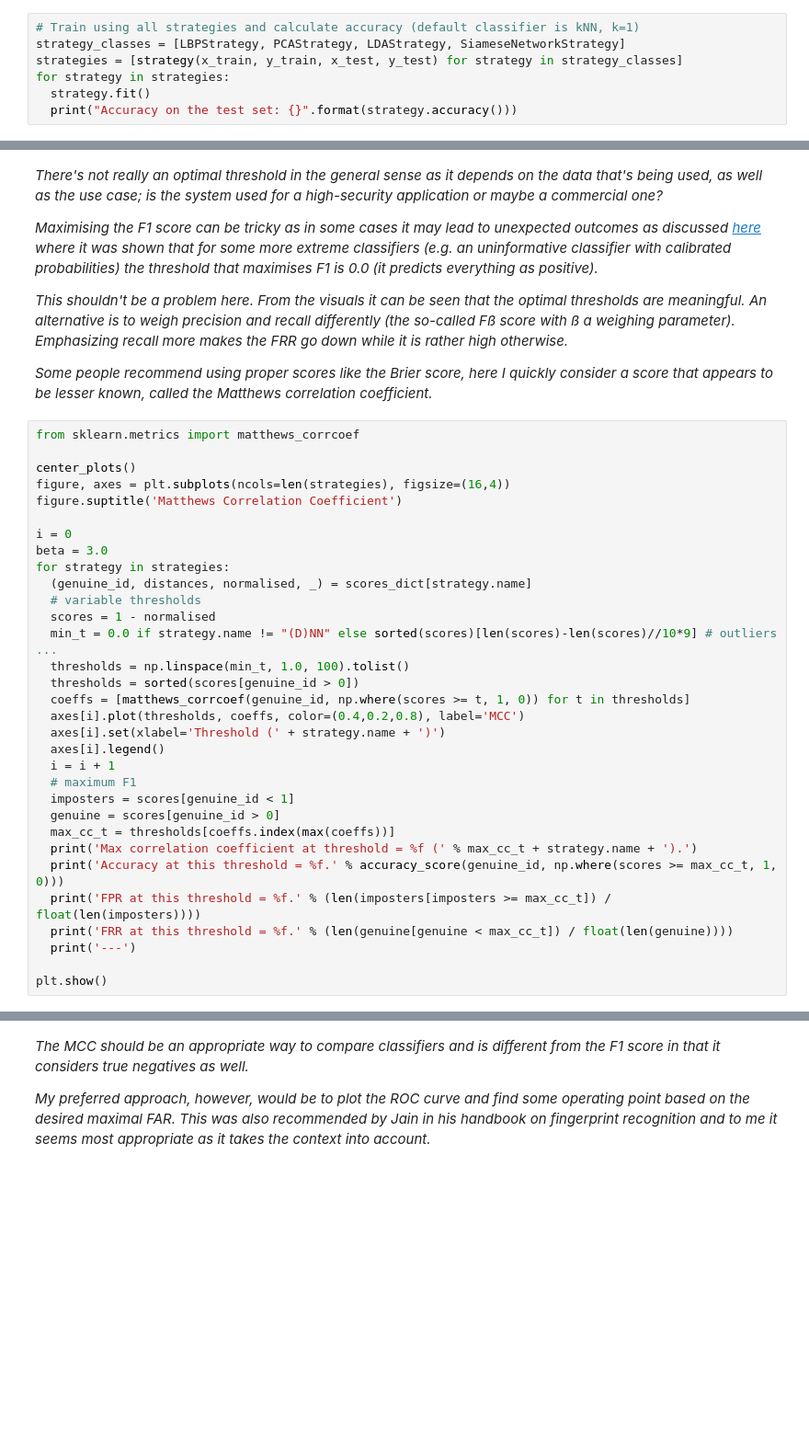
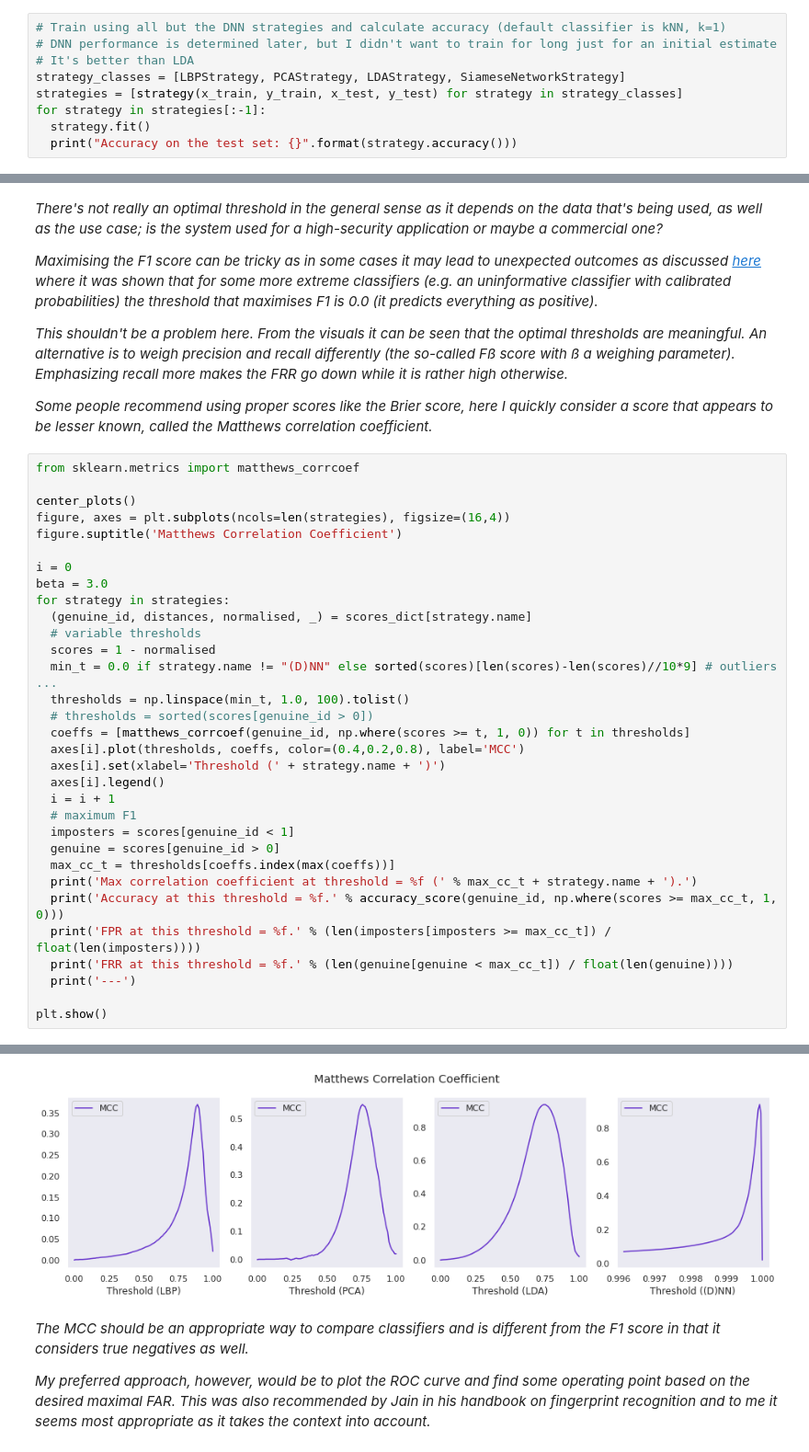
Before and after one commit to BrunoVandekerkhove/biometric-systems, a Jupyter notebook: face_recognition/facial_recognition.ipynb, the cells around one changed output, grey strips where cells are left out. Shown at 92% size. Drawn from its saved outputs; the diff is of its cells as text; blank space fills up the shorter version.

```diff
--- a/face_recognition/facial_recognition.ipynb
+++ b/face_recognition/facial_recognition.ipynb
@@ -417,10 +417,12 @@ Accuracy on the test set: 0.8899082568807339
 # %% [markdown]
 ### Classification in typical biometrics setting
 # %%
-# Train using all strategies and calculate accuracy (default classifier is kNN, k=1)
+# Train using all but the DNN strategies and calculate accuracy (default classifier is kNN, k=1)
+# DNN performance is determined later, but I didn't want to train for long just for an initial estimate
+# It's better than LDA
 strategy_classes = [LBPStrategy, PCAStrategy, LDAStrategy, SiameseNetworkStrategy]
 strategies = [strategy(x_train, y_train, x_test, y_test) for strategy in strategy_classes]
-for strategy in strategies:
+for strategy in strategies[:-1]:
   strategy.fit()
   print("Accuracy on the test set: {}".format(strategy.accuracy()))
 # %% [output]
@@ -578,7 +609,7 @@ for strategy in strategies:
   scores = 1 - normalised
   min_t = 0.0 if strategy.name != "(D)NN" else sorted(scores)[len(scores)-len(scores)//10*9] # outliers ...
   thresholds = np.linspace(min_t, 1.0, 100).tolist()
-  thresholds = sorted(scores[genuine_id > 0])
+  # thresholds = sorted(scores[genuine_id > 0])
   coeffs = [matthews_corrcoef(genuine_id, np.where(scores >= t, 1, 0)) for t in thresholds]
   axes[i].plot(thresholds, coeffs, color=(0.4,0.2,0.8), label='MCC')
   axes[i].set(xlabel='Threshold (' + strategy.name + ')')
@@ -595,3 +626,4 @@ for strategy in strategies:
   print('---')
 
 plt.show()
+# %% [output]
@@ -598,3 +650,4 @@ plt.show()
+[figure, added]
 # %% [markdown]
 *The MCC should be an appropriate way to compare classifiers and is different from the F1 score in that it considers true negatives as well.*
 
```
Also changed, not shown: parts of 16 cells of this notebook.
